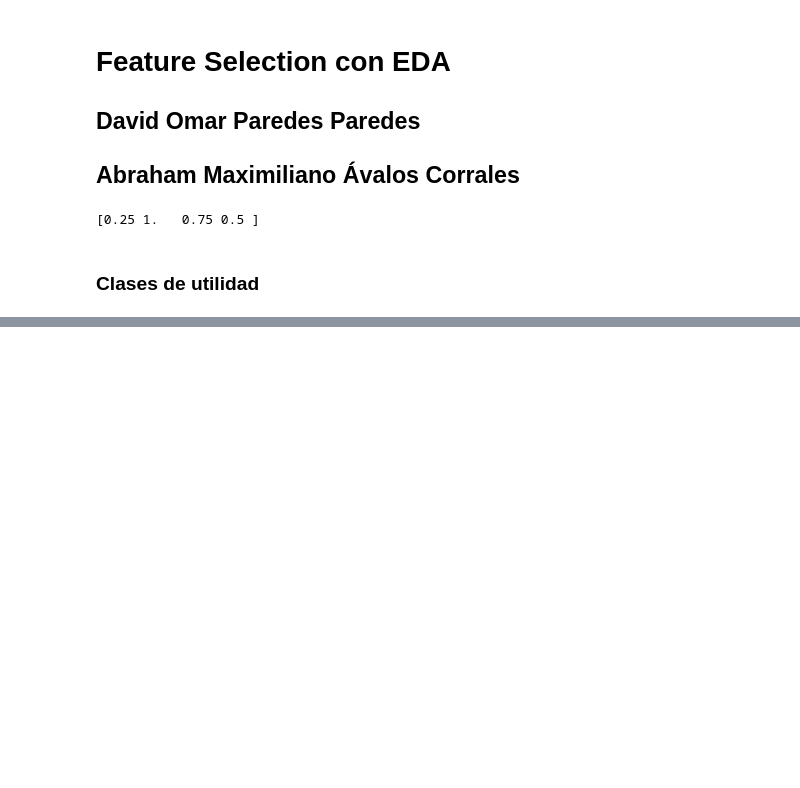
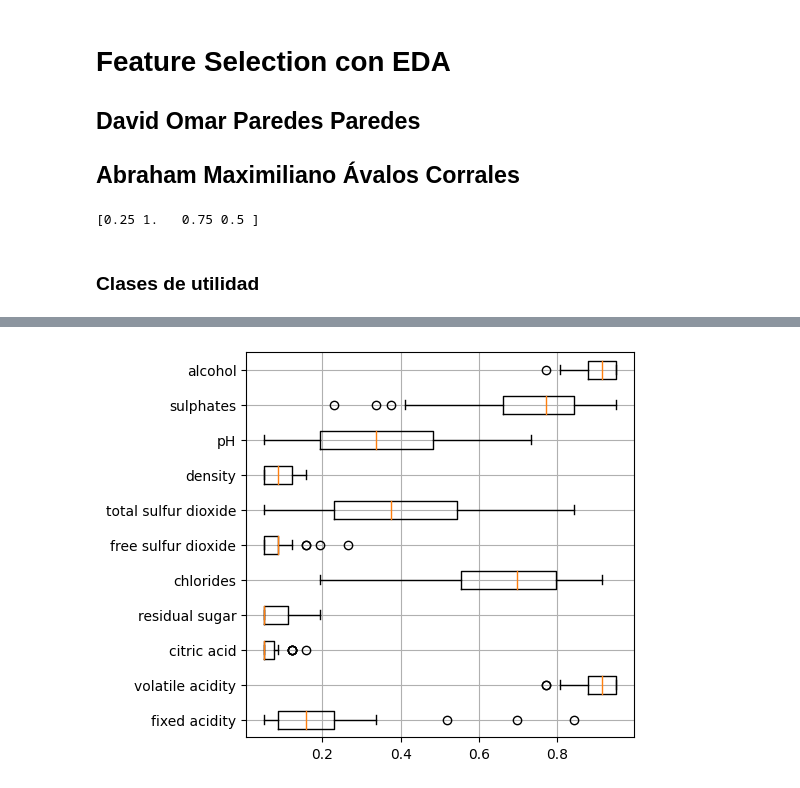
Before and after one commit to DavidParedes2021/Optimization, a Jupyter notebook: 05 - Feature Selection EDA/featureSelectionEDA.ipynb, the cells around one changed output, grey strips where cells are left out. Saved outputs shown, nothing was run; the diff lists cells and outputs as text; code cells hidden in the pictures; blank space fills up the shorter version.

```diff
--- a/05 - Feature Selection EDA/featureSelectionEDA.ipynb
+++ b/05 - Feature Selection EDA/featureSelectionEDA.ipynb
@@ -460,0 +483,17 @@ Iteration: 16/20
+# %%
+N_ROUNDS = 50
+
+p_dists = np.zeros((N_ROUNDS, problem.num_features))
+
+for i in range(N_ROUNDS):
+	print(f'round {i+1} of {N_ROUNDS}')
+	repeat = True
+	round_solver = EDA_solver(problem, p_size=50, max_it=200, FEEDBACK_INT=5)
+	while repeat:
+		repeat = False
+		try:
+			solution = round_solver.solve()
+		except:
+			print('err!')
+			repeat = True
+	p_dists[i] = round_solver.dist
@@ -460,0 +518,7 @@ Iteration: 16/20
+# %%
+plt.figure(figsize=(5, 5))
+plt.boxplot(p_dists, labels=problem.features_names, vert=False)
+plt.grid(True)
+plt.show()
+# %% [output]
+[figure, added]
```
Also changed, not shown: parts of 7 cells of this notebook.
